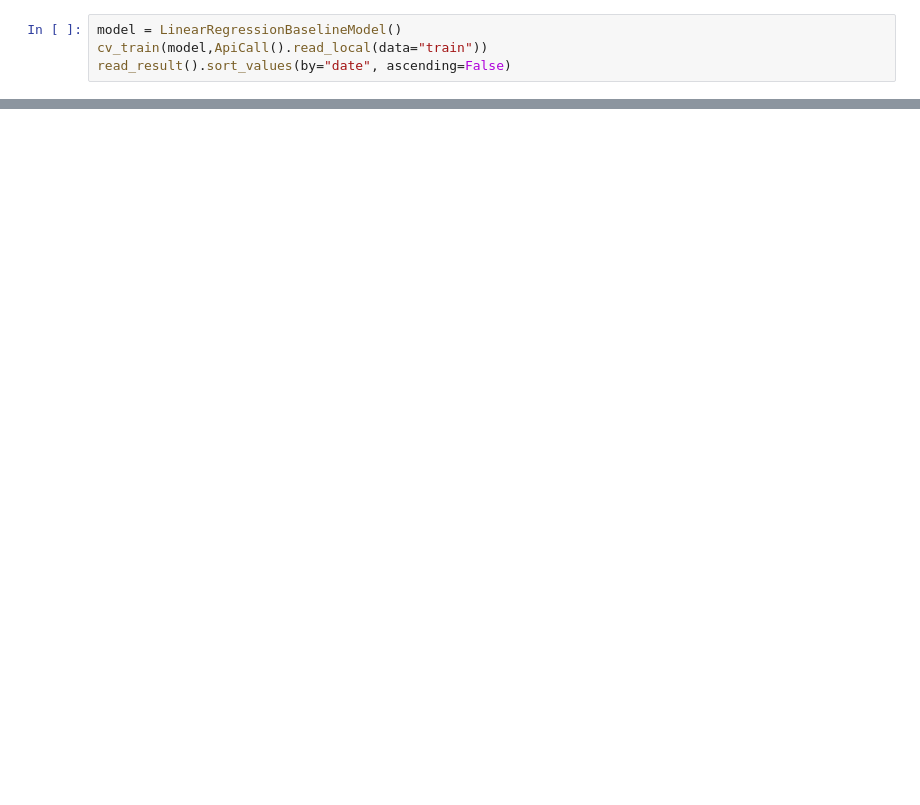
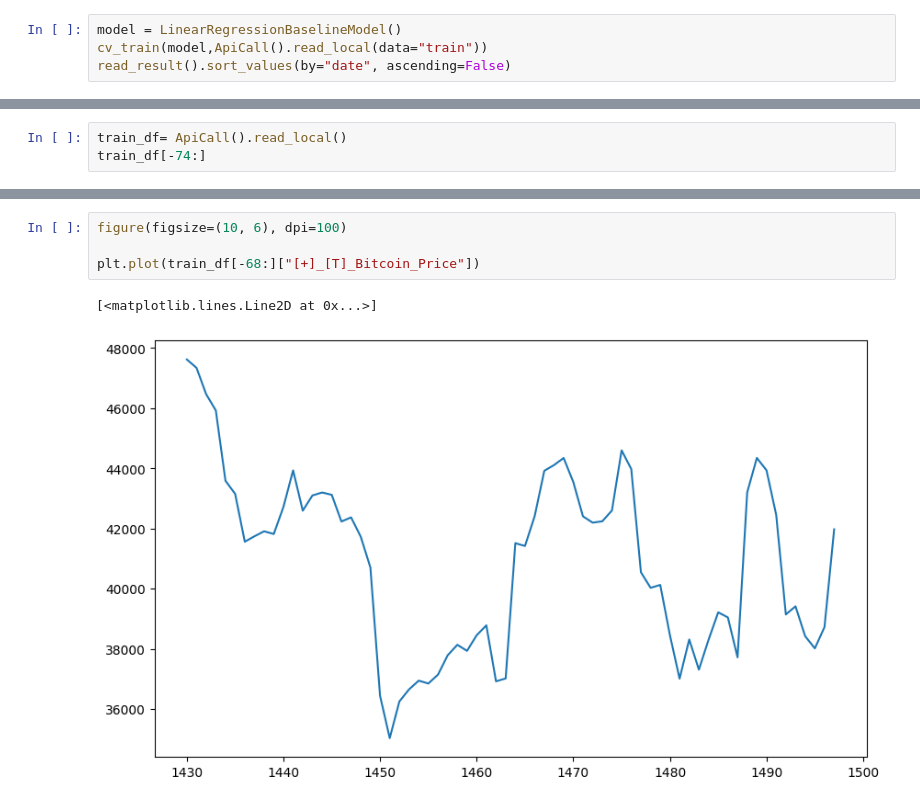
Before and after one commit to AlexandreLaizet/bitcoin_deep_learning, a Jupyter notebook: notebooks/Etienne-Copy-AL.ipynb, the cells around one changed output, grey strips where cells are left out. Saved outputs shown, nothing was run; the diff lists cells and outputs as text; blank space fills up the shorter version.

```diff
--- a/notebooks/Etienne-Copy-AL.ipynb
+++ b/notebooks/Etienne-Copy-AL.ipynb
@@ -429,0 +458,3 @@ print(Y_true_past[index],Y_pred[index],Y_true_past[index] + Y_true_past[index]*
+# %%
+train_df= ApiCall().read_local()
+train_df[-74:]
@@ -429,0 +708,7 @@ print(Y_true_past[index],Y_pred[index],Y_true_past[index] + Y_true_past[index]*
+# %%
+figure(figsize=(10, 6), dpi=100)
+
+plt.plot(train_df[-68:]["[+]_[T]_Bitcoin_Price"])
+# %% [output]
+[<matplotlib.lines.Line2D at 0x...>]
+[figure, added]
```
Also changed, not shown: parts of 60 cells of this notebook, 1 other file.
